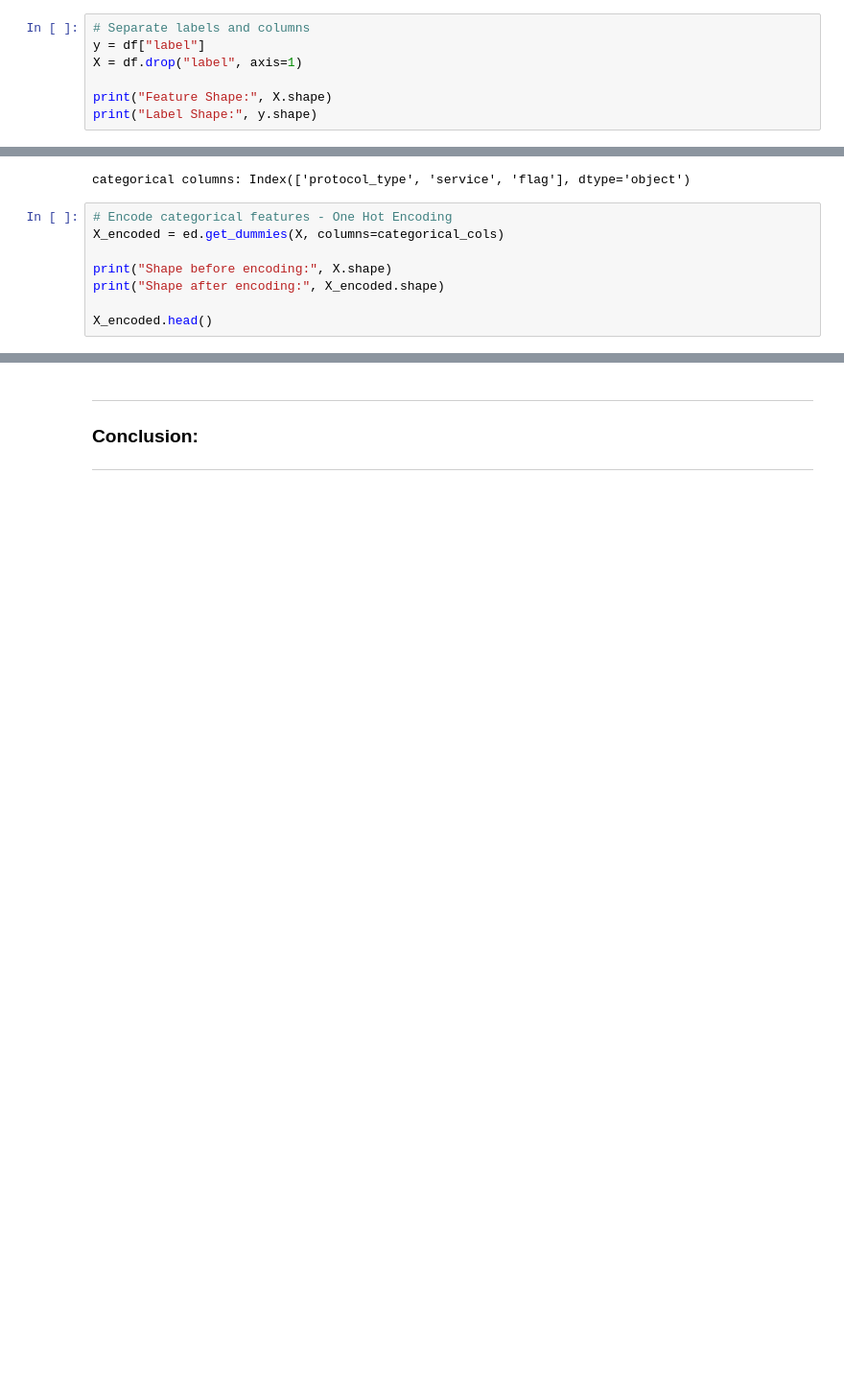
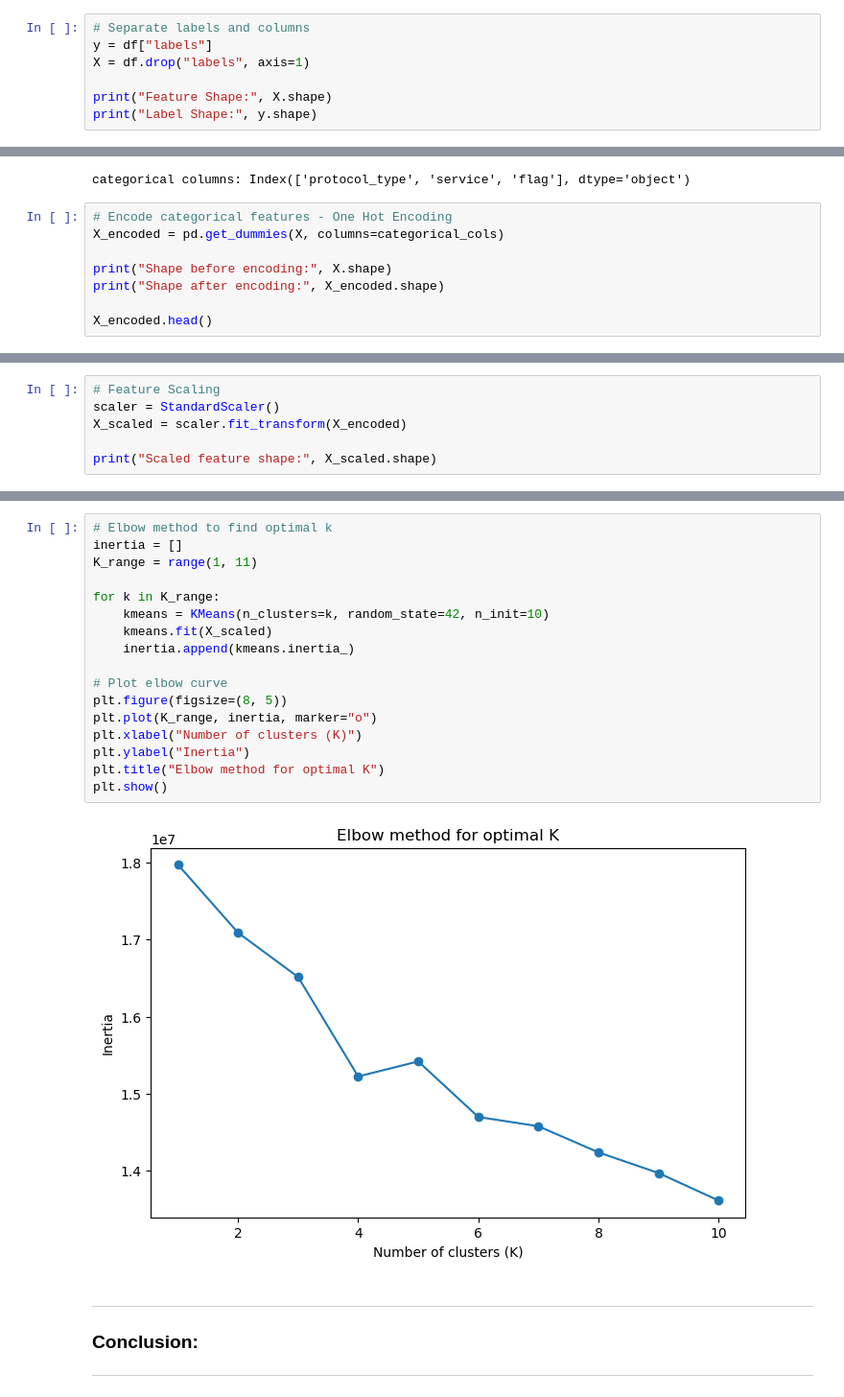
Before and after one commit to aashoday/fml-lab, a Jupyter notebook: notebooks/assignment_7.ipynb, the cells around one changed output, grey strips where cells are left out. Shown at 96% size. Cells and saved outputs as stored; diff of their text form; blank space fills up the shorter version.

Commit message:
chore(assignment_7): implement elbow method, find optimal number of k

```diff
--- a/notebooks/assignment_7.ipynb
+++ b/notebooks/assignment_7.ipynb
@@ -57,8 +57,8 @@ Conbined Shape: (148517, 42)
 5 rows × 42 columns
 # %%
 # Separate labels and columns
-y = df["label"]
-X = df.drop("label", axis=1)
+y = df["labels"]
+X = df.drop("labels", axis=1)
 
 print("Feature Shape:", X.shape)
 print("Label Shape:", y.shape)
@@ -73,7 +73,7 @@ print("categorical columns:", categorical_cols)
 categorical columns: Index(['protocol_type', 'service', 'flag'], dtype='object')
 # %%
 # Encode categorical features - One Hot Encoding
-X_encoded = ed.get_dummies(X, columns=categorical_cols)
+X_encoded = pd.get_dummies(X, columns=categorical_cols)
 
 print("Shape before encoding:", X.shape)
 print("Shape after encoding:", X_encoded.shape)
@@ -83,0 +92,6 @@ NameError: name 'ed' is not defined
+# %%
+# Feature Scaling
+scaler = StandardScaler()
+X_scaled = scaler.fit_transform(X_encoded)
+
+print("Scaled feature shape:", X_scaled.shape)
@@ -84,3 +100,22 @@ NameError: name 'ed' is not defined
+# %%
+# Elbow method to find optimal k
+inertia = []
+K_range = range(1, 11)
+
+for k in K_range:
+    kmeans = KMeans(n_clusters=k, random_state=42, n_init=10)
+    kmeans.fit(X_scaled)
+    inertia.append(kmeans.inertia_)
+
+# Plot elbow curve
+plt.figure(figsize=(8, 5))
+plt.plot(K_range, inertia, marker="o")
+plt.xlabel("Number of clusters (K)")
+plt.ylabel("Inertia")
+plt.title("Elbow method for optimal K")
+plt.show()
+# %% [output]
+[figure, added]
 # %% [markdown]
 ---
 ### Conclusion:
```
Also changed, not shown: parts of 2 cells of this notebook.
